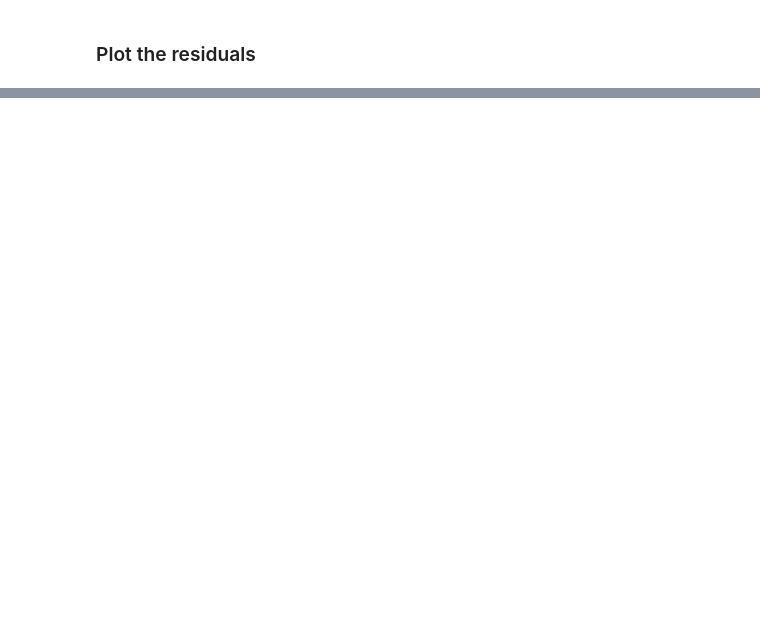
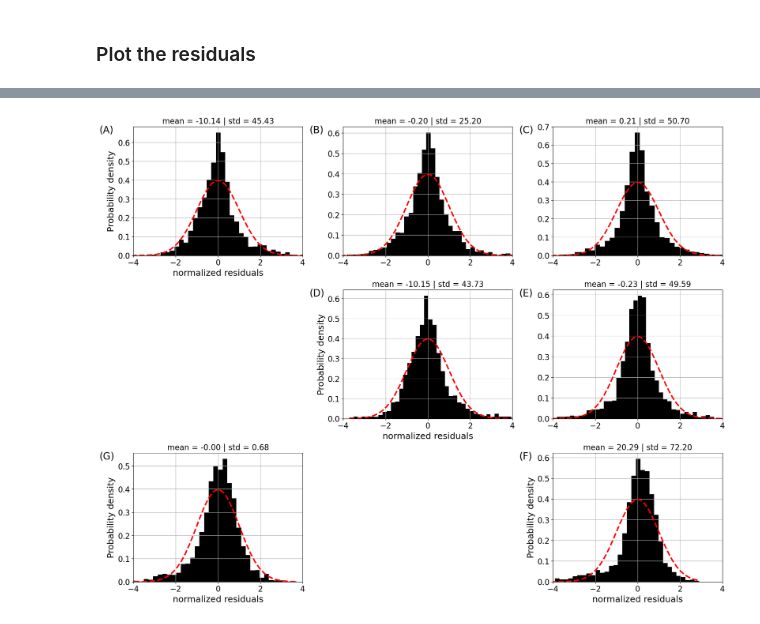
Before and after one commit to pinga-lab/eqlayer-review-computational, a Jupyter notebook: code/CGLS.ipynb, the cells around one changed output, grey strips where cells are left out. Saved outputs shown, nothing was run; the diff lists cells and outputs as text; code cells hidden in the pictures; blank space fills up the shorter version.

Commit message:
include histograms for all tests

```diff
--- a/code/CGLS.ipynb
+++ b/code/CGLS.ipynb
@@ -245,0 +246,76 @@ plt.show()
+# %%
+# compute mean and standard deviation
+mean_gz = np.mean(residuals['gz'])
+std_gz = np.std(residuals['gz'])
+# %%
+# compute mean and standard deviation
+means_tensor = []
+stds_tensor = []
+for tensor_component in tensor_components:
+    means_tensor.append(
+        np.mean(residuals['g{}'.format(tensor_component)])
+    )
+    stds_tensor.append(
+        np.std(residuals['g{}'.format(tensor_component)])
+    )
+# %%
+# plot histograms
+
+num_bins = 50
+
+
+fig = plt.figure(layout= 'constrained', figsize=(18,14))
+mosaic = fig.subplot_mosaic('''
+                            abc
+                            .de
+                            g.f
+                            ''')
+# tensor components
+for (element, tensor_component, label, mean, std) in zip(
+    mosaic_elements, tensor_components, labels, means_tensor, stds_tensor
+):
+    ax = mosaic[element]
+    # the histogram of the data
+    n, bins, patches = ax.hist(
+        (residuals['g{}'.format(tensor_component)] - mean)/std,
+        num_bins, density=True, color='black'
+    )
+    # add a 'best fit' line
+    best_fit = (
+        (1 / (np.sqrt(2 * np.pi))) * np.exp(-0.5 * (bins)**2)
+    )
+    ax.plot(bins, best_fit, 'r--', linewidth=3)
+    ax.set_title('mean = {:.2f} | std = {:.2f}'.format(mean, std), fontsize=16)
+    ax.set_xlim(-4, 4)
+    ax.tick_params(axis='x', labelsize=16)
+    ax.tick_params(axis='y', labelsize=16)
+    ax.grid()
+    ax.annotate(label, xy=(-0.20, 0.95), xycoords='axes fraction', fontsize=20)
+
+# gz
+ax = mosaic['g']
+# the histogram of the data
+n, bins, patches = ax.hist(
+    (residuals['gz'] - mean_gz)/std_gz,
+    num_bins, density=True, color='black'
+)
+# add a 'best fit' line
+best_fit = (
+    (1 / (np.sqrt(2 * np.pi))) * np.exp(-0.5 * (bins)**2)
+)
+ax.plot(bins, best_fit, 'r--', linewidth=3)
+ax.set_title('mean = {:.2f} | std = {:.2f}'.format(mean_gz, std_gz), fontsize=16)
+ax.set_xlim(-4, 4)
+ax.tick_params(axis='x', labelsize=16)
+ax.tick_params(axis='y', labelsize=16)
+ax.grid()
+ax.annotate('(G)', xy=(-0.20, 0.95), xycoords='axes fraction', fontsize=20)
+
+for element in ['a','d','f','g']:
+    mosaic[element].set_ylabel('Probability density', fontsize=18)
+    mosaic[element].set_xlabel('normalized residuals', fontsize=18)
+
+plt.savefig('../manuscript/Fig/CGLS_histograms.png', dpi= 300)
+plt.show()
+# %% [output]
+[figure, added]
```
Also changed, not shown: parts of 3 cells of this notebook, 14 other files.
